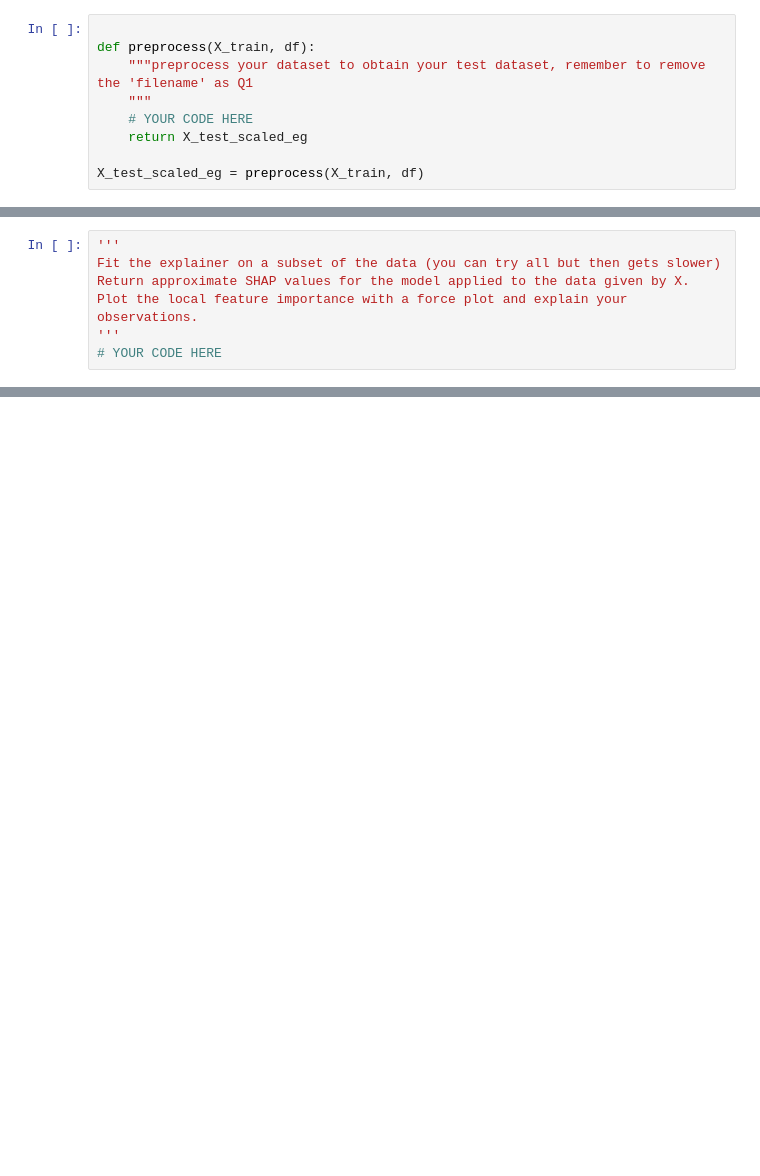
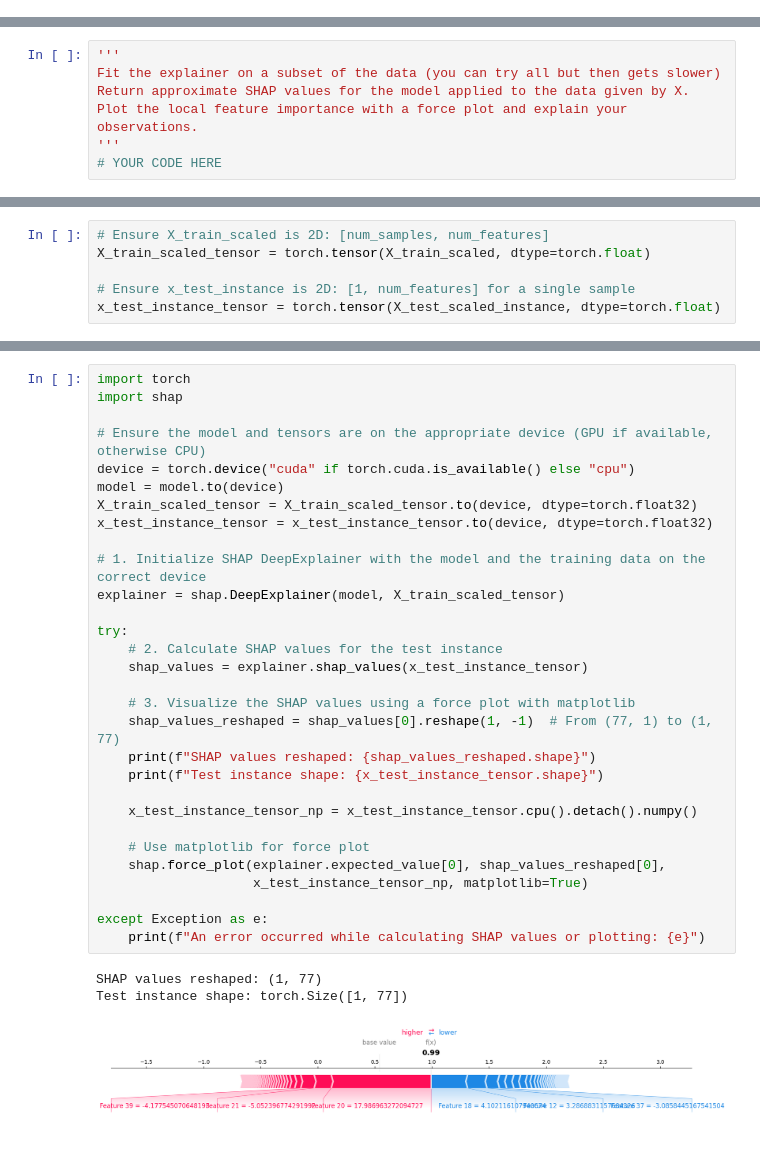
Before and after one commit to luksz/SC4001-Assignment-1, a Jupyter notebook: Tan_Pin_Yee_Part_A_4.ipynb, the cells around one changed output, grey strips where cells are left out. Saved outputs shown, nothing was run; the diff lists cells and outputs as text; blank space fills up the shorter version.

```diff
--- a/Tan_Pin_Yee_Part_A_4.ipynb
+++ b/Tan_Pin_Yee_Part_A_4.ipynb
@@ -115,11 +137,2 @@ FileNotFoundError: [Errno 2] No such file or directory: 'new_record.csv'
 # %% [markdown]
  4.  Preprocess to obtain the test data, save the test data as numpy array.
-# %%
-
-def preprocess(X_train, df):
-    """preprocess your dataset to obtain your test dataset, remember to remove the 'filename' as Q1
-    """
-    # YOUR CODE HERE
-    return X_test_scaled_eg
-
-X_test_scaled_eg = preprocess(X_train, df)
@@ -143,0 +349,6 @@ Plot the local feature importance with a force plot and explain your observation
+# %%
+# Ensure X_train_scaled is 2D: [num_samples, num_features]
+X_train_scaled_tensor = torch.tensor(X_train_scaled, dtype=torch.float)
+
+# Ensure x_test_instance is 2D: [1, num_features] for a single sample
+x_test_instance_tensor = torch.tensor(X_test_scaled_instance, dtype=torch.float)
@@ -143,0 +382,34 @@ Plot the local feature importance with a force plot and explain your observation
+# %%
+import torch
+import shap
+
+# Ensure the model and tensors are on the appropriate device (GPU if available, otherwise CPU)
+device = torch.device("cuda" if torch.cuda.is_available() else "cpu")
+model = model.to(device)
+X_train_scaled_tensor = X_train_scaled_tensor.to(device, dtype=torch.float32)
+x_test_instance_tensor = x_test_instance_tensor.to(device, dtype=torch.float32)
+
+# 1. Initialize SHAP DeepExplainer with the model and the training data on the correct device
+explainer = shap.DeepExplainer(model, X_train_scaled_tensor)
+
+try:
+    # 2. Calculate SHAP values for the test instance
+    shap_values = explainer.shap_values(x_test_instance_tensor)
+
+    # 3. Visualize the SHAP values using a force plot with matplotlib
+    shap_values_reshaped = shap_values[0].reshape(1, -1)  # From (77, 1) to (1, 77)
+    print(f"SHAP values reshaped: {shap_values_reshaped.shape}")
+    print(f"Test instance shape: {x_test_instance_tensor.shape}")
+
+    x_test_instance_tensor_np = x_test_instance_tensor.cpu().detach().numpy()
+
+    # Use matplotlib for force plot
+    shap.force_plot(explainer.expected_value[0], shap_values_reshaped[0],
+                    x_test_instance_tensor_np, matplotlib=True)
+
+except Exception as e:
+    print(f"An error occurred while calculating SHAP values or plotting: {e}")
+# %% [output]
+SHAP values reshaped: (1, 77)
+Test instance shape: torch.Size([1, 77])
+[figure, added]
```
Also changed, not shown: parts of 12 cells of this notebook.
